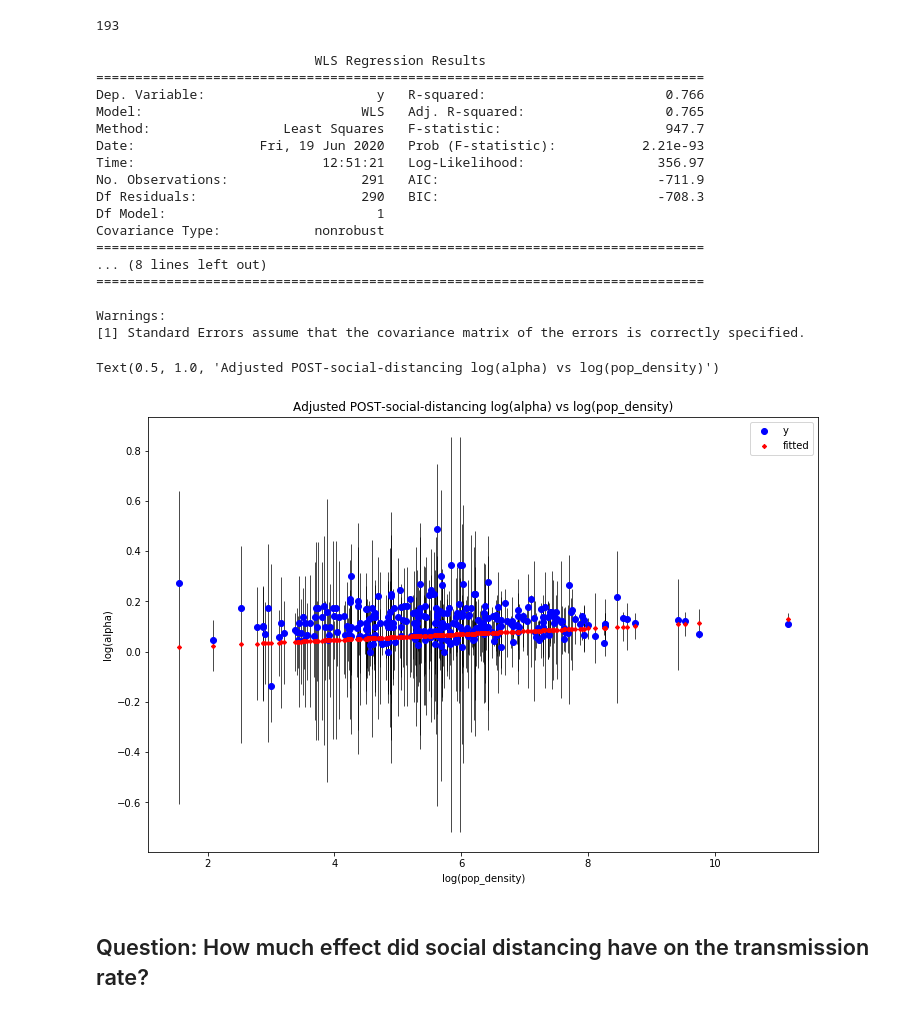
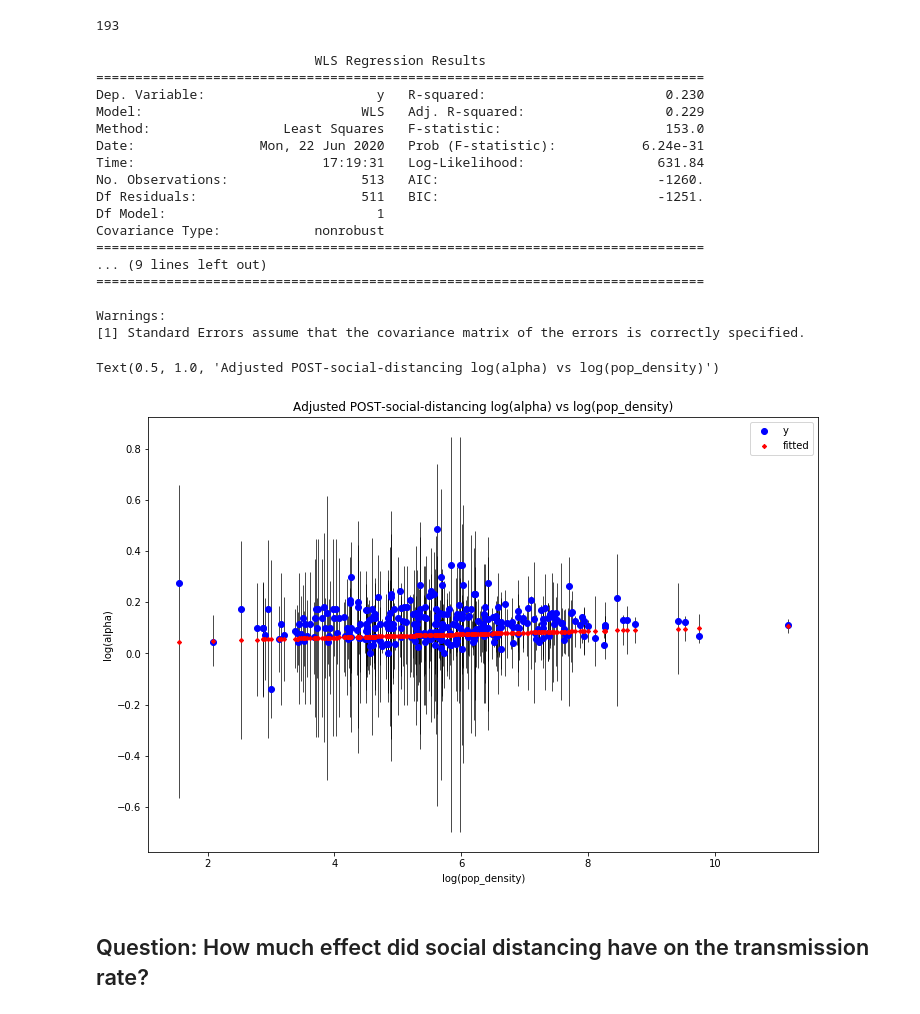
Before and after one commit to peter-i-frazier/group-testing, a Jupyter notebook: notebooks/County_regression_v1.ipynb, the cells around one changed output. Cells and saved outputs as stored; diff of their text form; code cells hidden in the pictures.

```diff
--- a/notebooks/County_regression_v1.ipynb
+++ b/notebooks/County_regression_v1.ipynb
@@ -186,8 +201,10 @@ len(drop0)
 402
 # %%
 # WLS on remaining 381 terms
+# TODO: add intercept!!!
 
 X_wls_0 = np.log(np.delete(x.values, drop0))
+X_wls_0 = sm.add_constant(X_wls_0)
 y_wls_0 = np.delete(y.values, drop0)
 yerr_wls_0 = np.delete(yerr.values, drop0)
 
@@ -284,8 +296,8 @@ for i in range(len(county_names)):
                     sd_POST[i] = res.bse[0]
 # %%
 # store in county_reg dataframe and extract valid rows
-county_reg['mean_POST_adjusted'] = mean_POST
-county_reg['sd_POST_adjusted'] = sd_POST
+county_reg['mean_POST'] = mean_POST
+county_reg['sd_POST'] = sd_POST
 
 county_reg_POST_valid = county_reg[valid_POST==1]
 # %%
@@ -296,8 +308,8 @@ county_reg_POST_valid.shape
 # create a plot of log(alpha) vs pop_density with error bars
 
 x = county_reg_POST_valid['pop_density']
-y = county_reg_POST_valid['mean_POST_adjusted']
-yerr = county_reg_POST_valid['sd_POST_adjusted']
+y = county_reg_POST_valid['mean_POST']
+yerr = county_reg_POST_valid['sd_POST']
 
 fig, ax = plt.subplots(figsize=(12, 8))
 fig = plt.errorbar(np.log(x), y, yerr = yerr, fmt='o', ecolor='c')
@@ -318,27 +330,28 @@ len(drop0_POST)
 # %%
 # WLS on remaining 585 terms
 
-X_wls_0 = np.log(np.delete(x.values, drop0_POST))
-y_wls_0 = np.delete(y.values, drop0_POST)
-yerr_wls_0 = np.delete(yerr.values, drop0_POST)
+X_wls_0_post = np.log(np.delete(x.values, drop0_POST))
+X_wls_0_post = sm.add_constant(X_wls_0_post)
+y_wls_0_post = np.delete(y.values, drop0_POST)
+yerr_wls_0_post = np.delete(yerr.values, drop0_POST)
 
-mod_wls_0 = sm.WLS(y_wls_0, X_wls_0, weights=1./(yerr_wls_0 ** 2), missing='drop')
-res_wls_0 = mod_wls_0.fit()
+mod_wls_0_post = sm.WLS(y_wls_0_post, X_wls_0_post, weights=1./(yerr_wls_0_post ** 2), missing='drop')
+res_wls_0_post = mod_wls_0_post.fit()
 print(res_wls_0.summary())
 # %% [output]
                             WLS Regression Results
 ==============================================================================
-Dep. Variable:                      y   R-squared:                       0.766
-Model:                            WLS   Adj. R-squared:                  0.765
-Method:                 Least Squares   F-statistic:                     947.7
-Date:                Fri, 19 Jun 2020   Prob (F-statistic):           2.21e-93
-Time:                        12:51:21   Log-Likelihood:                 356.97
-No. Observations:                 291   AIC:                            -711.9
-Df Residuals:                     290   BIC:                            -708.3
+Dep. Variable:                      y   R-squared:                       0.230
+Model:                            WLS   Adj. R-squared:                  0.229
+Method:                 Least Squares   F-statistic:                     153.0
+Date:                Mon, 22 Jun 2020   Prob (F-statistic):           6.24e-31
+Time:                        17:19:31   Log-Likelihood:                 631.84
+No. Observations:                 513   AIC:                            -1260.
+Df Residuals:                     511   BIC:                            -1251.
 Df Model:                           1
 Covariance Type:            nonrobust
 ==============================================================================
-... (8 lines left out)
+... (9 lines left out)
 ==============================================================================
 
 Warnings:
@@ -346,14 +359,14 @@ Warnings:
 # %%
 # plot fitted values
 
 fig, ax = plt.subplots(figsize=(12, 8))
-fig = sm.graphics.plot_fit(res_wls_0, 0, ax=ax, markersize=3)
+fig = sm.graphics.plot_fit(res_wls_0_post, 1, ax=ax, markersize=3)
 ax.set_xlabel("log(pop_density)")
 ax.set_ylabel("log(alpha)")
 ax.set_title("Adjusted POST-social-distancing log(alpha) vs log(pop_density)")
 # %% [output]
 Text(0.5, 1.0, 'Adjusted POST-social-distancing log(alpha) vs log(pop_density)')
-[figure, old version]
+[figure, new version]
 # %%
 county_reg.to_csv("/Users/yujiazhang/Downloads/logalpha_adjusted.csv")
 # %% [markdown]
```
Also changed, not shown: parts of 16 cells of this notebook.
